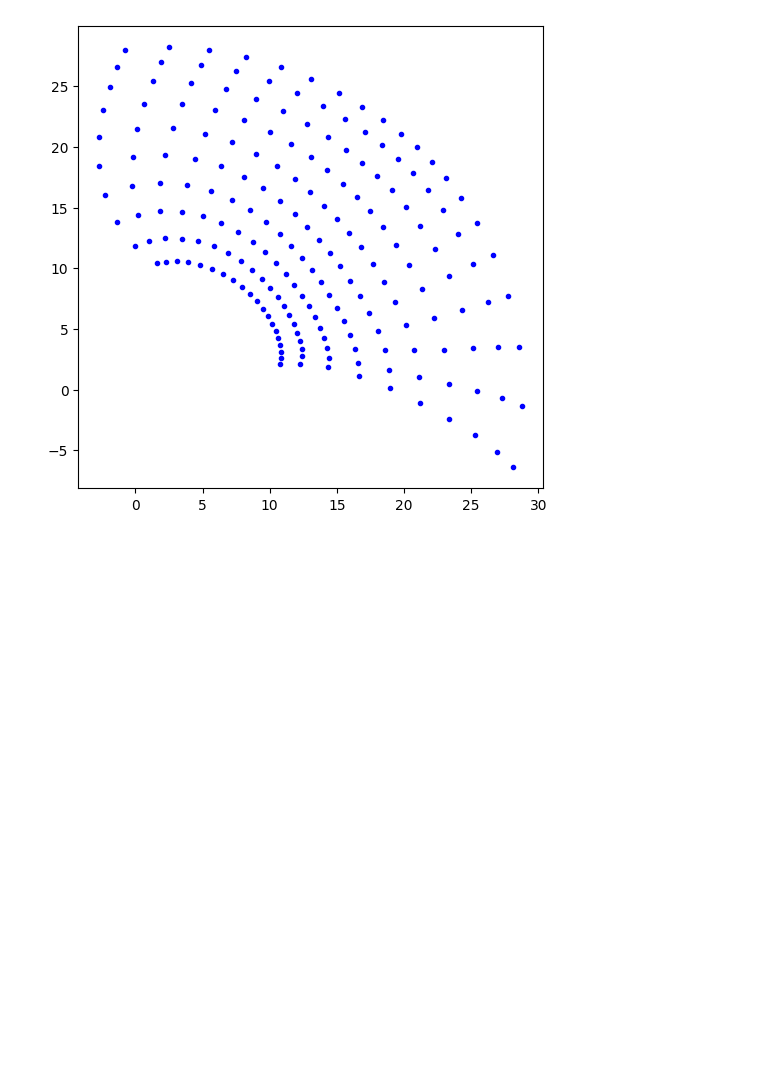
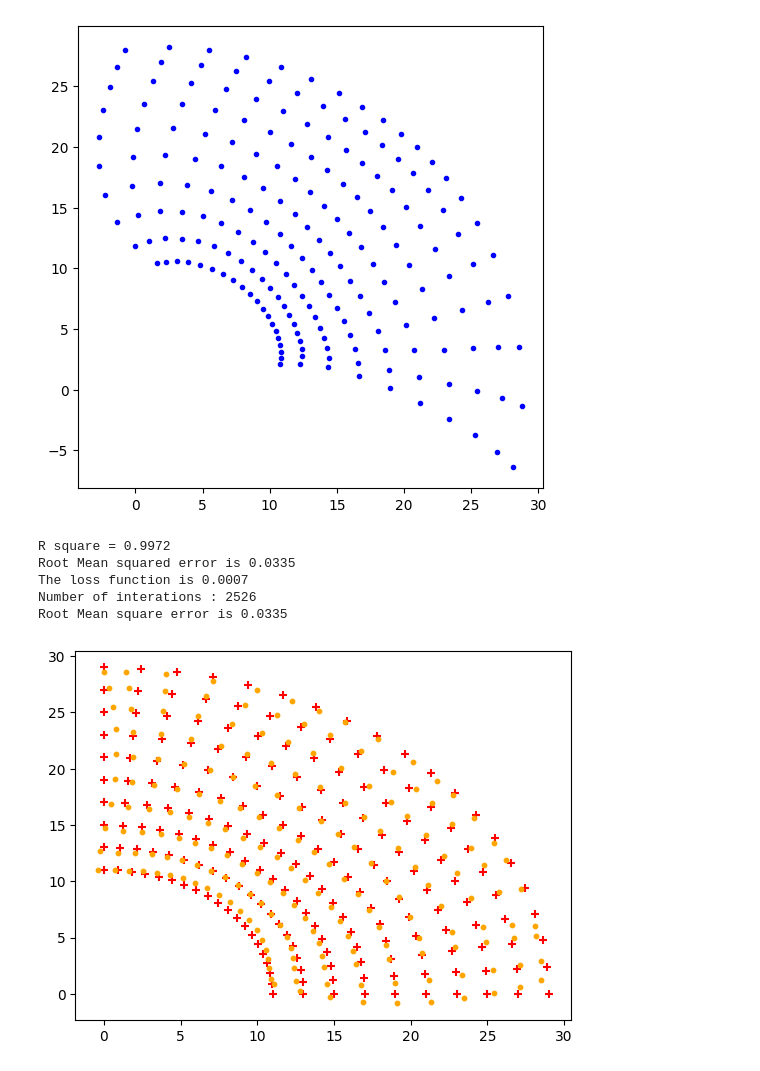
Before and after one commit to eason489233/vscode, a Jupyter notebook: ML3_ANN.ipynb, the cells around one changed output. Saved outputs shown, nothing was run; the diff lists cells and outputs as text; code cells hidden in the pictures; blank space fills up the shorter version.

```diff
--- a/ML3_ANN.ipynb
+++ b/ML3_ANN.ipynb
@@ -52,3 +63,58 @@ plt.scatter(x_hat,y_hat,marker='.',color='blue')
 Root Mean square error is 0.0609
 <matplotlib.collections.PathCollection at 0x...>
 [figure]
+# %%
+import numpy as np
+from sklearn.neural_network import MLPRegressor
+from sklearn.metrics import mean_squared_error
+import matplotlib.pyplot as plt
+# Preaper training data (input)
+l1, l2 = 20, 10
+t = np.linspace(0, np.pi/2, 20)
+l = np.arange(l1 - l2 + 1, l1 + l2 + 1, 2)
+X = l.reshape(-1, 1) @ np.cos(t.reshape(1, -1))
+Y = l.reshape(-1, 1) @ np.sin(t.reshape(1, -1))
+
+plt.scatter(X.ravel(), Y.ravel(), marker='+', color='red')
+
+l = np.arange(l1 - l2 + 1, l1 + l2 + 1, 2)
+X = l.reshape(-1, 1) @ np.cos(t.reshape(1, -1))
+Y = l.reshape(-1, 1) @ np.sin(t.reshape(1, -1))
+# prepare training data (output)
+theta2 = np.arccos((X.ravel()**2 + Y.ravel()**2 - l1**2 - l2**2)/(2*l1*l2))
+theta1 = np.arctan(Y.ravel()/X.ravel()) - np.arctan(l2 *
+                                                    np.sin(theta2)/(l1+l2*np.cos(theta2)))
+
+# setup for ANN training
+InputX = np.c_[X.ravel(), Y.ravel()]  # 合併起來
+OutputY = np.c_[theta1, theta2]
+hidden_layers = (40, )  # 隱藏層層數
+solver = 'lbfgs'  # the best for robot data # solver = ’sgd’
+# solver = ’adam’
+mlp_reg = MLPRegressor(max_iter=8000, solver=solver, hidden_layer_sizes=hidden_layers, verbose=False,
+                       activation='logistic',  tol=1e-6, random_state=0)  # default activation = ’relu’
+
+mlp_reg.fit(InputX, OutputY)  # Training ...
+OutputY_hat = mlp_reg.predict(InputX)  # Calculate fitted values
+theta1_hat, theta2_hat = OutputY_hat[:, 0], OutputY_hat[:, 1]
+# convert to (x,y) positions
+x_hat = l1 * np.cos(theta1_hat) + l2 * np.cos(theta1_hat+theta2_hat)
+y_hat = l1 * np.sin(theta1_hat) + l2 * np.sin(theta1_hat+theta2_hat)
+R_square = mlp_reg.score(InputX, OutputY)
+print('R square = {:.4f}'.format(R_square))
+rmse = np.sqrt(mean_squared_error(OutputY, OutputY_hat))
+print('Root Mean squared error is {:.4f}'.format(rmse))
+LossFun = mlp_reg.loss_
+print('The loss function is {:.4f}'.format(LossFun))
+print("Number of interations : {}".format(mlp_reg.n_iter_))
+plt.scatter(x_hat.ravel(), y_hat.ravel(), marker='o',
+            color='orange', s=10)  # 畫出預測值的點
+rmse = np.sqrt(mean_squared_error(OutputY, OutputY_hat))
+print('Root Mean square error is {:.4f}'.format(rmse))
+# %% [output]
+R square = 0.9972
+Root Mean squared error is 0.0335
+The loss function is 0.0007
+Number of interations : 2526
+Root Mean square error is 0.0335
+[figure, added]
```
Also changed, not shown: parts of 10 cells of this notebook, 5 other files.
